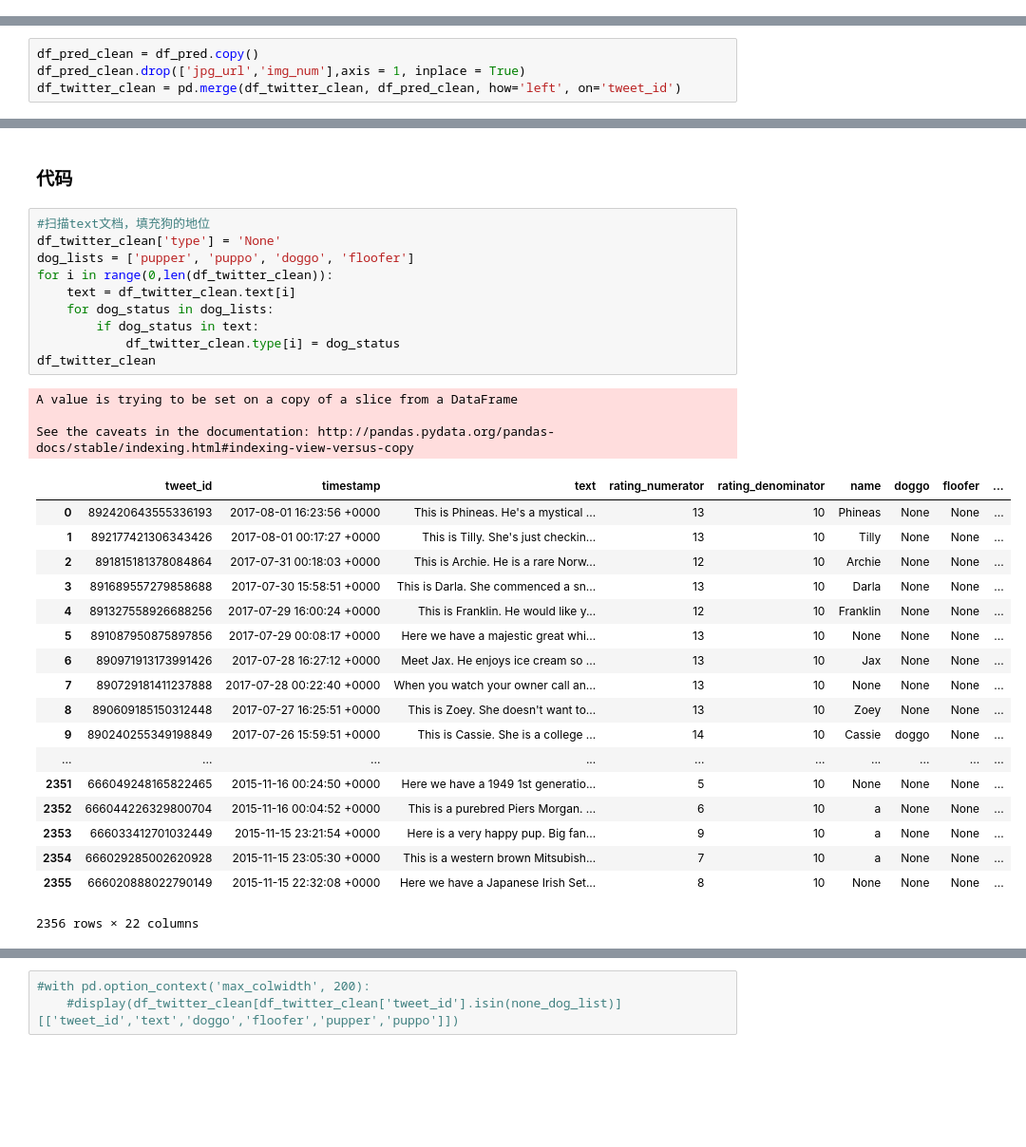
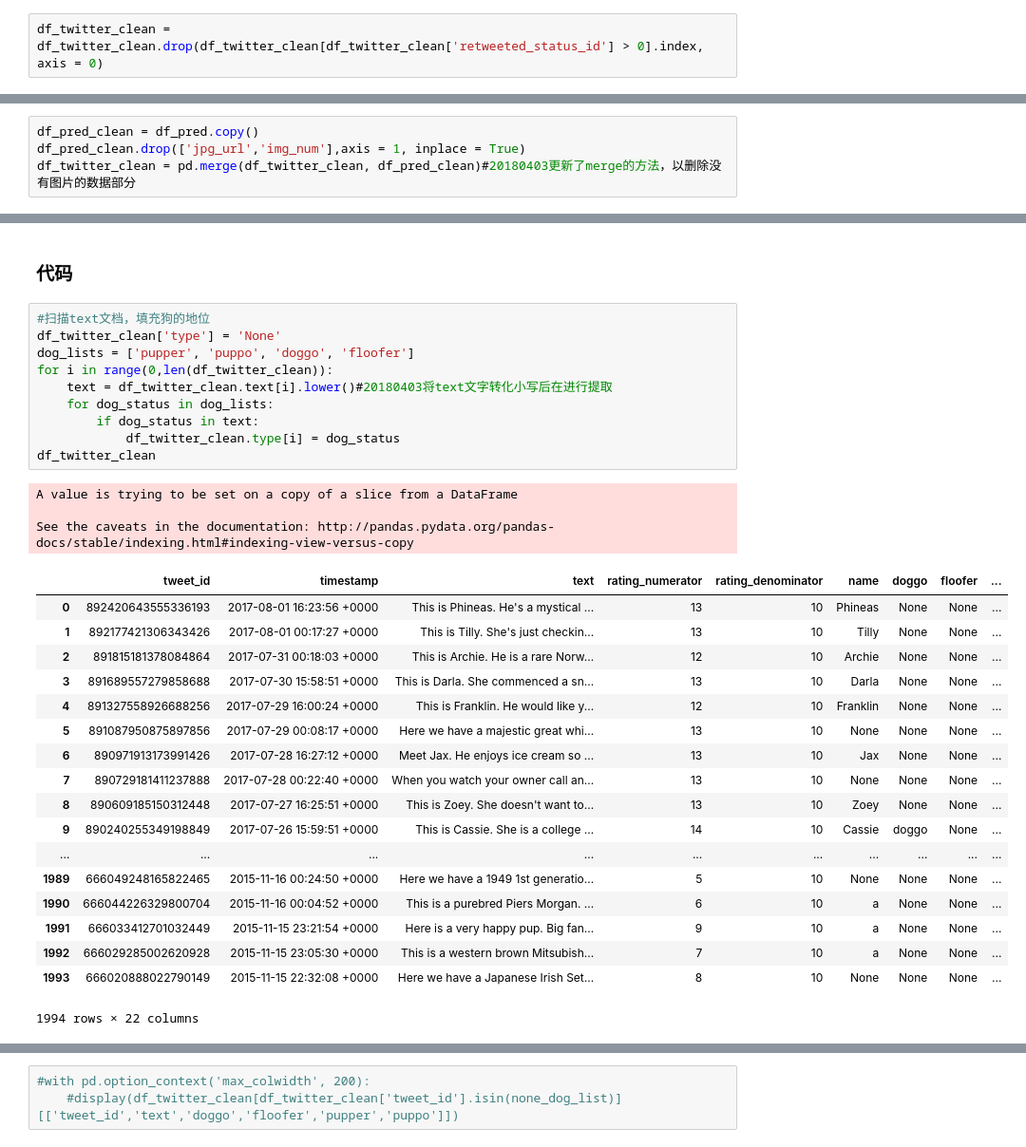
Before and after one commit to erickzy/ND002_DAND_Project2_Data_Wrangler, a Jupyter notebook: wrangle_act.ipynb, the cells around one changed output, grey strips where cells are left out. Shown: that part at 95% size. Drawn from its saved outputs; the diff is of its cells as text; blank space fills up the shorter version.

```diff
--- a/wrangle_act.ipynb
+++ b/wrangle_act.ipynb
@@ -454,0 +475,2 @@ memory usage: 368.1+ KB
+# %%
+df_twitter_clean = df_twitter_clean.drop(df_twitter_clean[df_twitter_clean['retweeted_status_id'] > 0].index, axis = 0)
@@ -489,7 +533,7 @@ C2_狗的品种缺失预测需要从df_pred中提取补全
 # %%
 df_pred_clean = df_pred.copy()
 df_pred_clean.drop(['jpg_url','img_num'],axis = 1, inplace = True)
-df_twitter_clean = pd.merge(df_twitter_clean, df_pred_clean, how='left', on='tweet_id')
+df_twitter_clean = pd.merge(df_twitter_clean, df_pred_clean)#20180403更新了merge的方法，以删除没有图片的数据部分
 # %% [markdown]
 ### 测试
 # %%
@@ -522,35 +568,35 @@ Q4_狗的地位有重复标注现象，需要进行更正
 # %%
 #扫描text文档，填充狗的地位
 df_twitter_clean['type'] = 'None'
 dog_lists = ['pupper', 'puppo', 'doggo', 'floofer']
 for i in range(0,len(df_twitter_clean)):
-    text = df_twitter_clean.text[i]
+    text = df_twitter_clean.text[i].lower()#20180403将text文字转化小写后在进行提取
     for dog_status in dog_lists:
         if dog_status in text:
             df_twitter_clean.type[i] = dog_status
 df_twitter_clean
 # %% [output]
 A value is trying to be set on a copy of a slice from a DataFrame
 
 See the caveats in the documentation: http://pandas.pydata.org/pandas-docs/stable/indexing.html#indexing-view-versus-copy
 |  | tweet_id | timestamp | text | rating_numerator | rating_denominator | name | doggo | floofer | ... |
 | 0 | 892420643555336193 | 2017-08-01 16:23:56 +0000 | This is Phineas. He's a mystical ... | 13 | 10 | Phineas | None | None | ... |
 | 1 | 892177421306343426 | 2017-08-01 00:17:27 +0000 | This is Tilly. She's just checkin... | 13 | 10 | Tilly | None | None | ... |
 | 2 | 891815181378084864 | 2017-07-31 00:18:03 +0000 | This is Archie. He is a rare Norw... | 12 | 10 | Archie | None | None | ... |
 | 3 | 891689557279858688 | 2017-07-30 15:58:51 +0000 | This is Darla. She commenced a sn... | 13 | 10 | Darla | None | None | ... |
 | 4 | 891327558926688256 | 2017-07-29 16:00:24 +0000 | This is Franklin. He would like y... | 12 | 10 | Franklin | None | None | ... |
 | 5 | 891087950875897856 | 2017-07-29 00:08:17 +0000 | Here we have a majestic great whi... | 13 | 10 | None | None | None | ... |
 | 6 | 890971913173991426 | 2017-07-28 16:27:12 +0000 | Meet Jax. He enjoys ice cream so ... | 13 | 10 | Jax | None | None | ... |
 | 7 | 890729181411237888 | 2017-07-28 00:22:40 +0000 | When you watch your owner call an... | 13 | 10 | None | None | None | ... |
 | 8 | 890609185150312448 | 2017-07-27 16:25:51 +0000 | This is Zoey. She doesn't want to... | 13 | 10 | Zoey | None | None | ... |
 | 9 | 890240255349198849 | 2017-07-26 15:59:51 +0000 | This is Cassie. She is a college ... | 14 | 10 | Cassie | doggo | None | ... |
 | ... | ... | ... | ... | ... | ... | ... | ... | ... | ... |
-| 2351 | 666049248165822465 | 2015-11-16 00:24:50 +0000 | Here we have a 1949 1st generatio... | 5 | 10 | None | None | None | ... |
-| 2352 | 666044226329800704 | 2015-11-16 00:04:52 +0000 | This is a purebred Piers Morgan. ... | 6 | 10 | a | None | None | ... |
-| 2353 | 666033412701032449 | 2015-11-15 23:21:54 +0000 | Here is a very happy pup. Big fan... | 9 | 10 | a | None | None | ... |
-| 2354 | 666029285002620928 | 2015-11-15 23:05:30 +0000 | This is a western brown Mitsubish... | 7 | 10 | a | None | None | ... |
-| 2355 | 666020888022790149 | 2015-11-15 22:32:08 +0000 | Here we have a Japanese Irish Set... | 8 | 10 | None | None | None | ... |
+| 1989 | 666049248165822465 | 2015-11-16 00:24:50 +0000 | Here we have a 1949 1st generatio... | 5 | 10 | None | None | None | ... |
+| 1990 | 666044226329800704 | 2015-11-16 00:04:52 +0000 | This is a purebred Piers Morgan. ... | 6 | 10 | a | None | None | ... |
+| 1991 | 666033412701032449 | 2015-11-15 23:21:54 +0000 | Here is a very happy pup. Big fan... | 9 | 10 | a | None | None | ... |
+| 1992 | 666029285002620928 | 2015-11-15 23:05:30 +0000 | This is a western brown Mitsubish... | 7 | 10 | a | None | None | ... |
+| 1993 | 666020888022790149 | 2015-11-15 22:32:08 +0000 | Here we have a Japanese Irish Set... | 8 | 10 | None | None | None | ... |
-2356 rows × 22 columns
+1994 rows × 22 columns
 # %%
 none_list = df_twitter_clean['tweet_id'][(df_twitter_clean.doggo == 'None') & (df_twitter_clean.floofer == 'None') & (df_twitter_clean.pupper == 'None') & (df_twitter_clean.puppo =='None')]
 none_dog_list = list(none_list)
```
Also changed, not shown: parts of 43 cells of this notebook, 21 other files.
